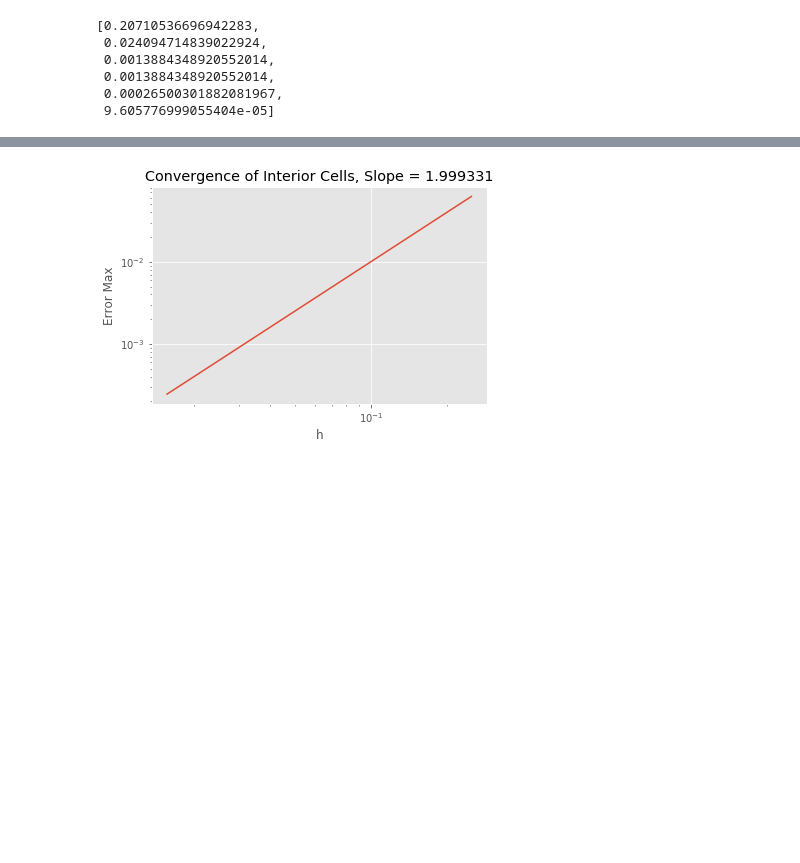
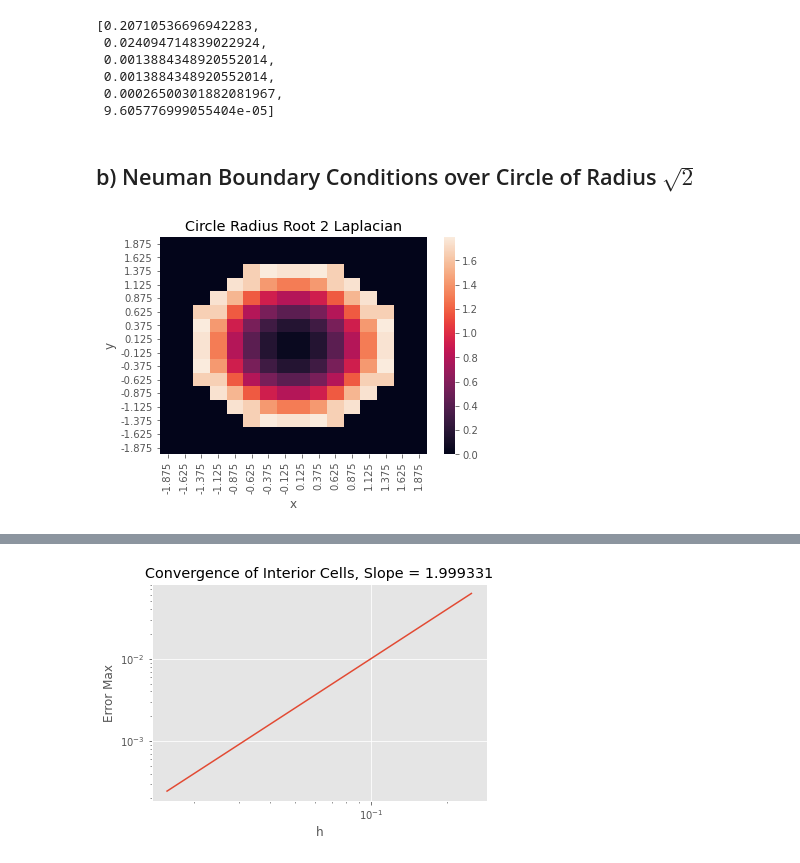
Before and after one commit to marissachanlatte/EmbeddedBoundary, a Jupyter notebook: outputs/solver_analysis/LaplacianConvergence.ipynb, the cells around one changed output, grey strips where cells are left out. Saved outputs shown, nothing was run; the diff lists cells and outputs as text; code cells hidden in the pictures; blank space fills up the shorter version.

```diff
--- a/outputs/solver_analysis/LaplacianConvergence.ipynb
+++ b/outputs/solver_analysis/LaplacianConvergence.ipynb
@@ -180,3 +179,12 @@ norm
  0.0013884348920552014,
  0.00026500301882081967,
  9.605776999055404e-05]
+# %% [markdown]
+## b) Neuman Boundary Conditions over Circle of Radius $\sqrt{2}$
+# %%
+data = pd.read_csv("laplace_mesh_refine/circle_2rad2/laplace-4.txt")
+x = data['CenterX']
+y = data['CenterY']
+plot_heatmap(x, y, data['Laplacian'], "Circle Radius Root 2 Laplacian")
+# %% [output]
+[figure, added]
```
Also changed, not shown: parts of 24 cells of this notebook, 20 other files.
